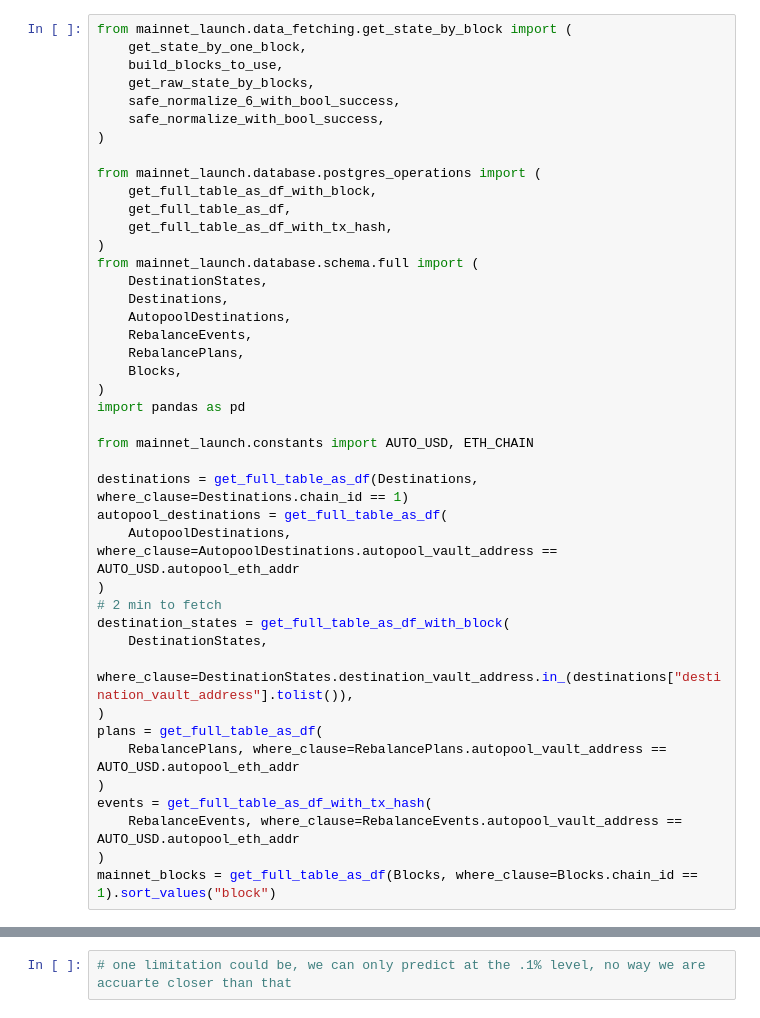
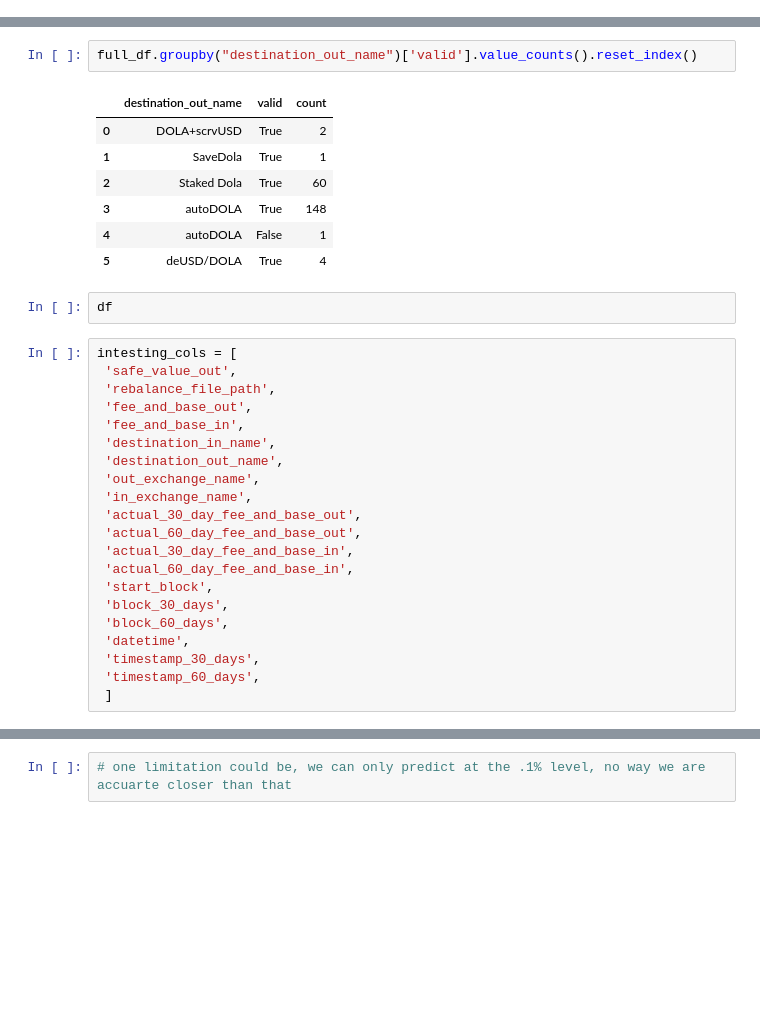
Before and after one commit to Tokemak/v2-rebalance-dashboard, a Jupyter notebook: mainnet_launch/adhoc/fee_and_base_apr_checks/check_fee_and_base_apr.ipynb, the cells around one changed output, grey strips where cells are left out. Cells and saved outputs as stored; diff of their text form; blank space fills up the shorter version.

```diff
--- a/mainnet_launch/adhoc/fee_and_base_apr_checks/check_fee_and_base_apr.ipynb
+++ b/mainnet_launch/adhoc/fee_and_base_apr_checks/check_fee_and_base_apr.ipynb
@@ -1,42 +0,0 @@
-# %%
-from mainnet_launch.data_fetching.get_state_by_block import (
-    get_state_by_one_block,
-    build_blocks_to_use,
-    get_raw_state_by_blocks,
-    safe_normalize_6_with_bool_success,
-    safe_normalize_with_bool_success,
-)
-
-from mainnet_launch.database.postgres_operations import (
-    get_full_table_as_df_with_block,
-    get_full_table_as_df,
-    get_full_table_as_df_with_tx_hash,
-)
-from mainnet_launch.database.schema.full import (
-    DestinationStates,
-    Destinations,
-    AutopoolDestinations,
-    RebalanceEvents,
-    RebalancePlans,
-    Blocks,
-)
-import pandas as pd
-
-from mainnet_launch.constants import AUTO_USD, ETH_CHAIN
-
-destinations = get_full_table_as_df(Destinations, where_clause=Destinations.chain_id == 1)
-autopool_destinations = get_full_table_as_df(
-    AutopoolDestinations, where_clause=AutopoolDestinations.autopool_vault_address == AUTO_USD.autopool_eth_addr
-)
-# 2 min to fetch
-destination_states = get_full_table_as_df_with_block(
-    DestinationStates,
-    where_clause=DestinationStates.destination_vault_address.in_(destinations["destination_vault_address"].tolist()),
-)
-plans = get_full_table_as_df(
-    RebalancePlans, where_clause=RebalancePlans.autopool_vault_address == AUTO_USD.autopool_eth_addr
-)
-events = get_full_table_as_df_with_tx_hash(
-    RebalanceEvents, where_clause=RebalanceEvents.autopool_vault_address == AUTO_USD.autopool_eth_addr
-)
-mainnet_blocks = get_full_table_as_df(Blocks, where_clause=Blocks.chain_id == 1).sort_values("block")
@@ -106,2 +258,35 @@ limited_events_df
+# %%
+full_df.groupby("destination_out_name")['valid'].value_counts().reset_index()
+# %% [output]
+|  | destination_out_name | valid | count |
+| 0 | DOLA+scrvUSD | True | 2 |
+| 1 | SaveDola | True | 1 |
+| 2 | Staked Dola | True | 60 |
+| 3 | autoDOLA | True | 148 |
+| 4 | autoDOLA | False | 1 |
+| 5 | deUSD/DOLA | True | 4 |
+# %%
+df
+# %%
+intesting_cols = [
+ 'safe_value_out',
+ 'rebalance_file_path',
+ 'fee_and_base_out',
+ 'fee_and_base_in',
+ 'destination_in_name',
+ 'destination_out_name',
+ 'out_exchange_name',
+ 'in_exchange_name',
+ 'actual_30_day_fee_and_base_out',
+ 'actual_60_day_fee_and_base_out',
+ 'actual_30_day_fee_and_base_in',
+ 'actual_60_day_fee_and_base_in',
+ 'start_block',
+ 'block_30_days',
+ 'block_60_days',
+ 'datetime',
+ 'timestamp_30_days',
+ 'timestamp_60_days',
+ ]
 # %%
 break
```
Also changed, not shown: parts of 11 cells of this notebook, 8 other files.
